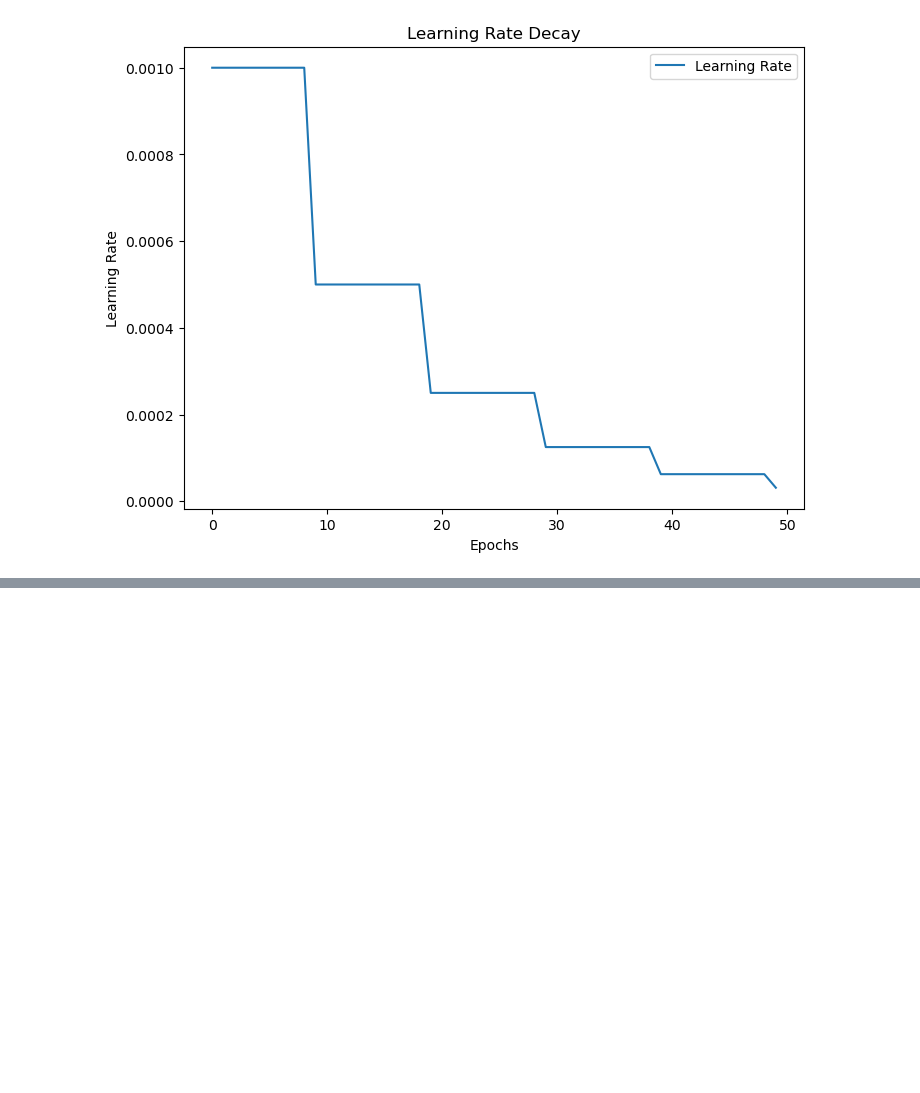
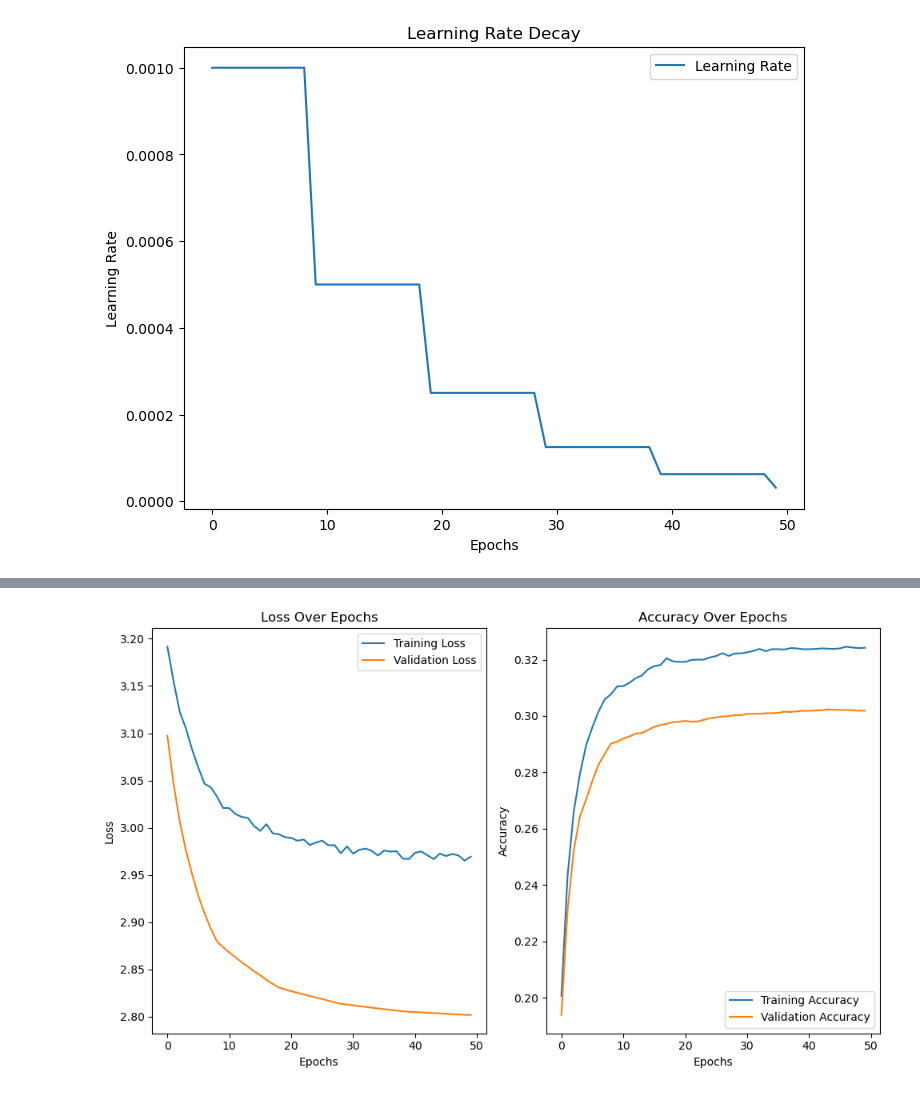
Before and after one commit to KPflitsch/IN3063_Group_1, a Jupyter notebook: task_1/core_NN_implementation/trainAndPlot.ipynb, the cells around one changed output, grey strips where cells are left out. Drawn from its saved outputs; the diff is of its cells as text; code cells hidden in the pictures; blank space fills up the shorter version.

```diff
--- a/task_1/core_NN_implementation/trainAndPlot.ipynb
+++ b/task_1/core_NN_implementation/trainAndPlot.ipynb
@@ -3,7 +3,7 @@ from task_1.core_NN_implementation.fullyConnetedNN import fullyConnectedNN
 from task_1.core_NN_implementation.datasetHelper import load_preprocess_cifar10
 
 
-data_dir = "../dataset/cifar-10-batches-py"
+data_dir = "D:\\Documents\\Uni\\year 3\\pmAI\\IN3063_Group_1\\task_1\\dataset\\cifar-10-batches-py"
 
 # Load and preprocess cifar 10 dataset
 X_train, y_train, X_test, y_test = load_preprocess_cifar10(data_dir)
@@ -67,3 +67,40 @@ Test Loss: 2.6963, Test Accuracy: 0.3359
 model.plot_learning_rate(history['learning_rate'])
 # %% [output]
 [figure]
+# %%
+#parameters for the neural network with increase dropout
+hidden_layers = [512, 256]
+activations = ['relu', 'relu', 'softmax']
+learning_rate = 0.001
+dropout_rate = 0.8
+regularization = 'L2'
+
+#making the neural network
+model = fullyConnectedNN(
+    input_size=3072,
+    output_size=10,
+    hidden_layers=hidden_layers,
+    activations=activations,
+    learning_rate=learning_rate,
+    dropout_rate=dropout_rate,
+    regularization=regularization
+)
+
+X_train_flat = X_train.reshape(X_train.shape[0], -1)
+X_test_flat = X_test.reshape(X_test.shape[0], -1)
+
+#Train the Model
+history = model.train(
+    X_train_flat, y_train,
+    epochs=50,
+    batch_size=64,
+    X_val=X_test_flat, y_val=y_test
+)
+
+#Evaluate on Test Data
+test_loss, test_accuracy = model.evaluate(X_test_flat, y_test)
+print(f"Test Loss: {test_loss:.4f}, Test Accuracy: {test_accuracy:.4f}")
+
+#Plot Training and Validation Metrics
+model.plot_metrics(history)
+# %% [output]
@@ -69,0 +124 @@ model.plot_learning_rate(history['learning_rate'])
+[figure, added]
```
Also changed, not shown: parts of 22 cells of this notebook, 1 other file.
